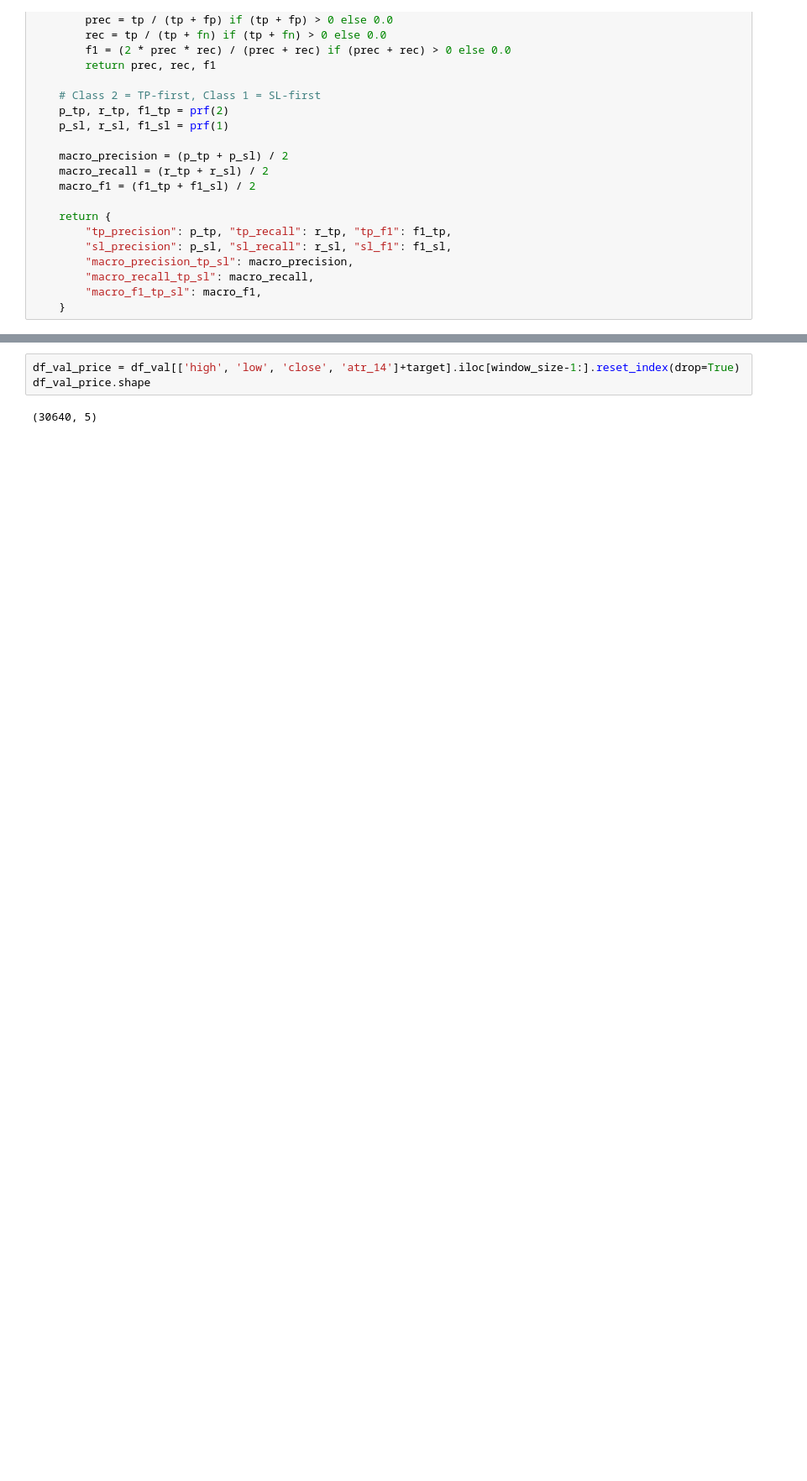
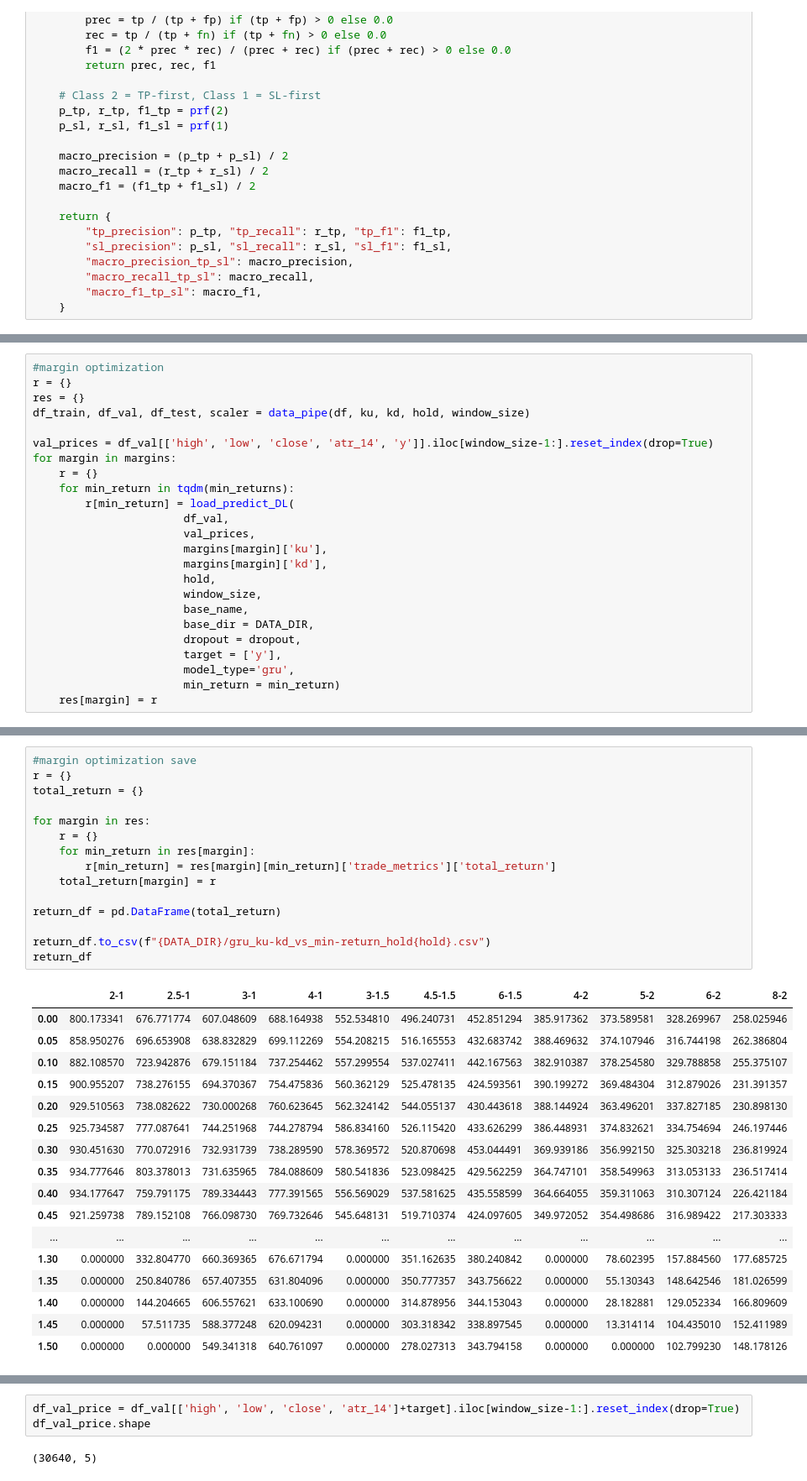
Before and after one commit to TensAurpheus/capstone, a Jupyter notebook: working.ipynb, the cells around one changed output, grey strips where cells are left out. Shown: that part at 84% size. Cells and saved outputs as stored; diff of their text form; blank space fills up the shorter version.

```diff
--- a/working.ipynb
+++ b/working.ipynb
@@ -301,0 +1275,24 @@ GRU Profit: 10113.0
+# %%
+#margin optimization
+r = {}
+res = {}
+df_train, df_val, df_test, scaler = data_pipe(df, ku, kd, hold, window_size)
+
+val_prices = df_val[['high', 'low', 'close', 'atr_14', 'y']].iloc[window_size-1:].reset_index(drop=True)
+for margin in margins:
+    r = {}
+    for min_return in tqdm(min_returns):
+        r[min_return] = load_predict_DL(
+                       df_val,
+                       val_prices,
+                       margins[margin]['ku'],
+                       margins[margin]['kd'],
+                       hold,
+                       window_size,
+                       base_name,
+                       base_dir = DATA_DIR,
+                       dropout = dropout,
+                       target = ['y'],
+                       model_type='gru',
+                       min_return = min_return)
+    res[margin] = r
@@ -301,0 +1304,33 @@ GRU Profit: 10113.0
+# %%
+#margin optimization save
+r = {}
+total_return = {}
+
+for margin in res:
+    r = {}
+    for min_return in res[margin]:
+        r[min_return] = res[margin][min_return]['trade_metrics']['total_return']
+    total_return[margin] = r
+
+return_df = pd.DataFrame(total_return)
+
+return_df.to_csv(f"{DATA_DIR}/gru_ku-kd_vs_min-return_hold{hold}.csv")
+return_df
+# %% [output]
+|  | 2-1 | 2.5-1 | 3-1 | 4-1 | 3-1.5 | 4.5-1.5 | 6-1.5 | 4-2 | 5-2 | 6-2 | 8-2 |
+| 0.00 | 800.173341 | 676.771774 | 607.048609 | 688.164938 | 552.534810 | 496.240731 | 452.851294 | 385.917362 | 373.589581 | 328.269967 | 258.025946 |
+| 0.05 | 858.950276 | 696.653908 | 638.832829 | 699.112269 | 554.208215 | 516.165553 | 432.683742 | 388.469632 | 374.107946 | 316.744198 | 262.386804 |
+| 0.10 | 882.108570 | 723.942876 | 679.151184 | 737.254462 | 557.299554 | 537.027411 | 442.167563 | 382.910387 | 378.254580 | 329.788858 | 255.375107 |
+| 0.15 | 900.955207 | 738.276155 | 694.370367 | 754.475836 | 560.362129 | 525.478135 | 424.593561 | 390.199272 | 369.484304 | 312.879026 | 231.391357 |
+| 0.20 | 929.510563 | 738.082622 | 730.000268 | 760.623645 | 562.324142 | 544.055137 | 430.443618 | 388.144924 | 363.496201 | 337.827185 | 230.898130 |
+| 0.25 | 925.734587 | 777.087641 | 744.251968 | 744.278794 | 586.834160 | 526.115420 | 433.626299 | 386.448931 | 374.832621 | 334.754694 | 246.197446 |
+| 0.30 | 930.451630 | 770.072916 | 732.931739 | 738.289590 | 578.369572 | 520.870698 | 453.044491 | 369.939186 | 356.992150 | 325.303218 | 236.819924 |
+| 0.35 | 934.777646 | 803.378013 | 731.635965 | 784.088609 | 580.541836 | 523.098425 | 429.562259 | 364.747101 | 358.549963 | 313.053133 | 236.517414 |
+| 0.40 | 934.177647 | 759.791175 | 789.334443 | 777.391565 | 556.569029 | 537.581625 | 435.558599 | 364.664055 | 359.311063 | 310.307124 | 226.421184 |
+| 0.45 | 921.259738 | 789.152108 | 766.098730 | 769.732646 | 545.648131 | 519.710374 | 424.097605 | 349.972052 | 354.498686 | 316.989422 | 217.303333 |
+| ... | ... | ... | ... | ... | ... | ... | ... | ... | ... | ... | ... |
+| 1.30 | 0.000000 | 332.804770 | 660.369365 | 676.671794 | 0.000000 | 351.162635 | 380.240842 | 0.000000 | 78.602395 | 157.884560 | 177.685725 |
+| 1.35 | 0.000000 | 250.840786 | 657.407355 | 631.804096 | 0.000000 | 350.777357 | 343.756622 | 0.000000 | 55.130343 | 148.642546 | 181.026599 |
+| 1.40 | 0.000000 | 144.204665 | 606.557621 | 633.100690 | 0.000000 | 314.878956 | 344.153043 | 0.000000 | 28.182881 | 129.052334 | 166.809609 |
+| 1.45 | 0.000000 | 57.511735 | 588.377248 | 620.094231 | 0.000000 | 303.318342 | 338.897545 | 0.000000 | 13.314114 | 104.435010 | 152.411989 |
+| 1.50 | 0.000000 | 0.000000 | 549.341318 | 640.761097 | 0.000000 | 278.027313 | 343.794158 | 0.000000 | 0.000000 | 102.799230 | 148.178126 |
```
Also changed, not shown: parts of 45 cells of this notebook, 9 other files.
